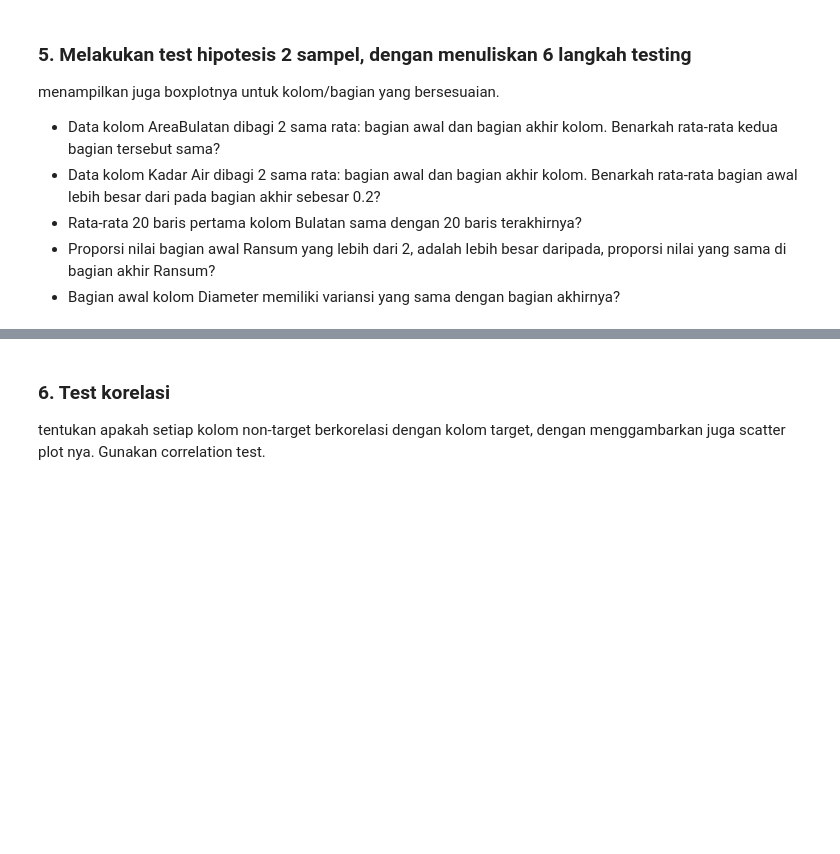
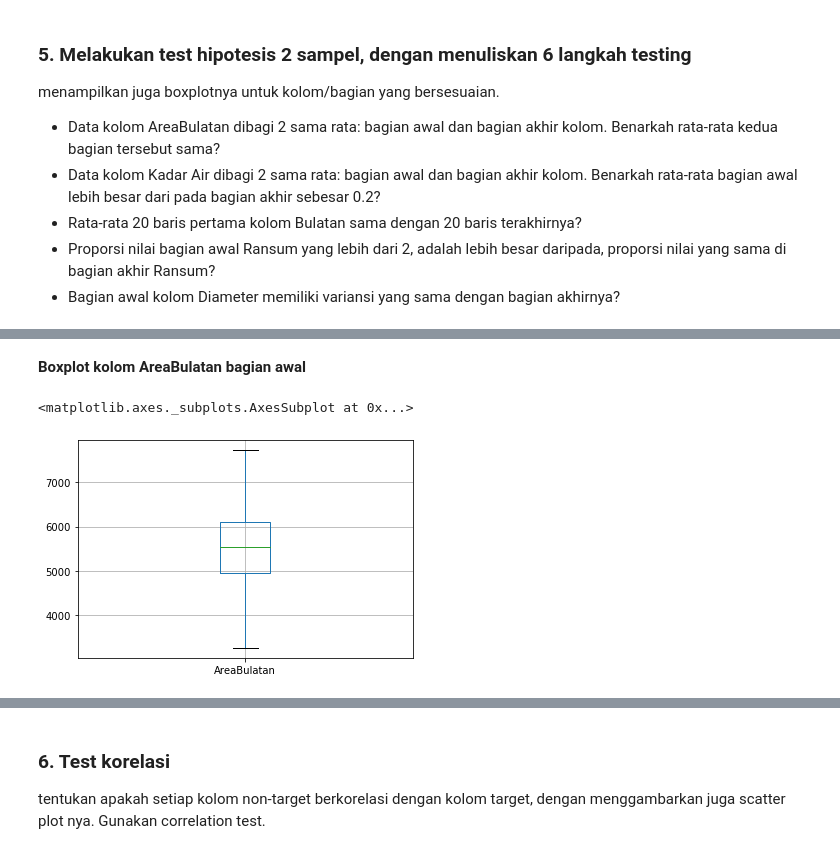
Before and after one commit to pratamaandiko/Tubes-Probstat, a Jupyter notebook: TubesProbstat.ipynb, the cells around one changed output, grey strips where cells are left out. Drawn from its saved outputs; the diff is of its cells as text; code cells hidden in the pictures; blank space fills up the shorter version.

```diff
--- a/TubesProbstat.ipynb
+++ b/TubesProbstat.ipynb
@@ -488,0 +414,26 @@ Diameter bagian akhir = 39.8282643880772
+# %%
+printMd("**Data kolom AreaBulatan dibagi 2 sama rata: bagian awal dan bagian akhir kolom. Benarkah rata-rata kedua bagian tersebut sama?**")
+AreaBulatanAwal = gandum.iloc[:gandum['AreaBulatan'].count()//2,:]
+AreaBulatanAkhir = gandum.iloc[gandum['AreaBulatan'].count()//2:,:]
+printMd("#### 1. Hipotesis nol")
+printMd("$H_0 : \\mu_{AreaBulatanAwal} = \\mu_{AreaBulatanAkhir}$")
+printMd("#### 2. Hipotesis alternatif")
+printMd("$H_0 : \\mu_{AreaBulatanAwal} \\neq \\mu_{AreaBulatanAkhir}$ (two-tailed test)")
+printMd("#### 3. Tingkat signifikan $\\alpha $")
+printMd("$\\alpha$ = 0.05")
+printMd("#### 4. Uji statistik dan daerah kritis")
+printMd("Pada uji kali ini diasumsikan kolom AreaBulatan berdistribusi normal. Dan akan digunakan uji test $t$")
+printMd("Derajat kebebasan = $n_{AreaBulatanAwal} + n_{AreaBulatanAkhir} - 2 = 548$")
+printMd("Dengan derajat kebebasan tersebut dapat ditentukan nilai kritis menggunakan kalkulator dan didapat $t' < -1.964$ atau $t' > 1.964$")
+printMd("#### 5. Perhitungan nilai uji statistik dan $p-value$")
+printMd("**Diketahui**")
+printMd("$\\bar{X}_{AreaBulatanAwal} = "+ str(AreaBulatanAwal['AreaBulatan'].mean()) +  "$")
+printMd("$\\bar{X}_{AreaBulatanAkhir} = " + str(AreaBulatanAkhir['AreaBulatan'].mean()) +"$")
+printMd("$S^2_{AreaBulatanAwal} = "+ str(AreaBulatanAwal['AreaBulatan'].var()) +  "$")
+printMd("$S^2_{AreaBulatanAkhir} = " + str(AreaBulatanAkhir['AreaBulatan'].var()) +"$")
+printMd("$n_{AreaBulatanAwal} = 250,\\, n_{AreaBulatanAkhir} = 250$")
+printMd("$t' = \\Large\\frac{(\\bar{X}_{AreaBulatanAwal} - \\bar{X}_{AreaBulatanAkhir})-d_0}{\\sqrt{\\Large\\frac{S^2_{AreaBulatanAwal}}{\\Large n_{AreaBulatanAwal}} + \\Large\\frac{S^2_{AreaBulatanAkhir}}{\\Large n_{AreaBulatanAkhir}}}}$")
+printMd("dengan $d_0 = \\mu_{AreaBulatanAwal} - \\mu_{AreaBulatanAkhir} = 0$")
+printMd("didapat **t' = "+str(((5549.804 - 4324.292) - 0)/((751733.1060080321/250) + (545480.424433735 /250))**0.5)+"**")
+printMd("#### 6. Kesimpulan")
+printMd("Nilai $t$ yang didapat lebih dari daerah kritis, $t > 1.964$. Sehingga **$H_0$ ditolak**")
@@ -488,0 +454,7 @@ Diameter bagian akhir = 39.8282643880772
+# %%
+printMd("**Boxplot kolom AreaBulatan bagian awal**")
+AreaBulatanAwal.boxplot(["AreaBulatan"])
+# %% [output]
+**Boxplot kolom AreaBulatan bagian awal**
+<matplotlib.axes._subplots.AxesSubplot at 0x...>
+[figure, added]
```
Also changed, not shown: parts of 25 cells of this notebook.
